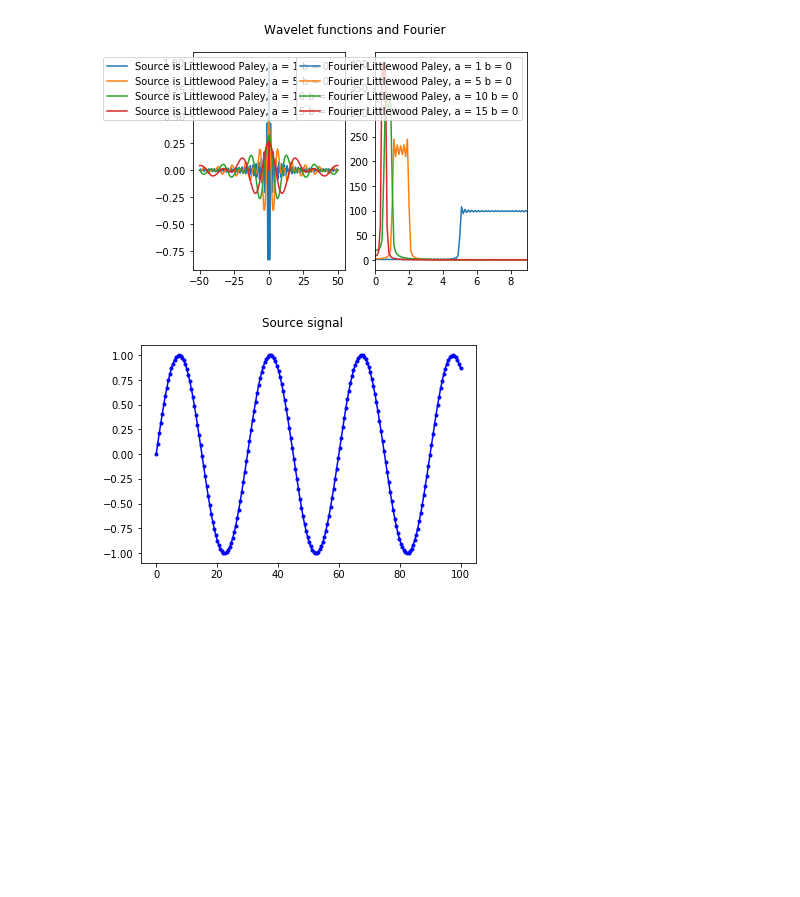
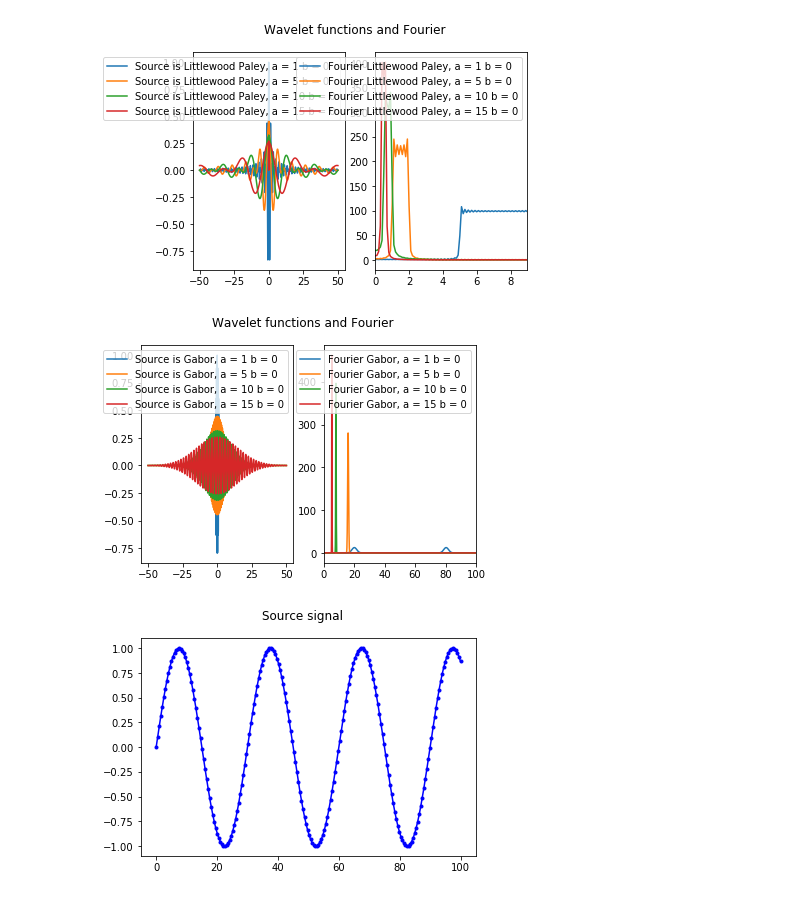
Before and after one commit to PashaIanko/Python, a Jupyter notebook: Wavelet Transform/Wavelet Transform.ipynb, the cells around one changed output. Drawn from its saved outputs; the diff is of its cells as text; code cells hidden in the pictures; blank space fills up the shorter version.

```diff
--- a/Wavelet Transform/Wavelet Transform.ipynb
+++ b/Wavelet Transform/Wavelet Transform.ipynb
@@ -359,6 +257,31 @@ def plot_wavelet_func_and_FFT(fig, x, y, legend, freq_limits):
 
     fig.show()
     return fig
+# %%
+def MexicanHat2ndOrder(t):
+    return (1-t**2)*exp(-0.5*(t**2))
+
+def Gauss1stOrder(t):
+    return -t * exp(-(t**2) / 2)
+
+def DOG(t):
+    return exp(-2 * t**2) - 0.5 * exp( - (1/8) * t**2 )
+
+def LittlewoodPaley(t):
+    return ((np.pi * t+0.0001)**(-1)) * (sin(2 * np.pi * t) - sin(np.pi * t))
+
+def Haar(t):
+    if( 0 <= t <= 0.5):
+        return 1
+    elif (0.5 <= t <= 1):
+        return -1
+    else:
+        return 0
+
+def Gabor(t):
+    thetta = 8
+    sigma = 1
+    return exp(- ((t**2) / (2 * (sigma**2)))) * cos(2 * np.pi * thetta * t)
 # %%
 fig = plt.figure()
 fig.suptitle('Wavelet functions and Fourier')
@@ -402,6 +325,18 @@ fig = plot_multiple_wavelets(fig, -50, 50, 0.01, LittlewoodPaley, 10, 0, name, [
 fig = plot_multiple_wavelets(fig, -50, 50, 0.01, LittlewoodPaley, 15, 0, name, [0,upper_lim])
 # %% [output]
 [figure]
+# %%
+fig = plt.figure()
+fig.suptitle('Wavelet functions and Fourier')
+upper_lim = 100
+name = 'Gabor'
+Func = Gabor
+fig = plot_multiple_wavelets(fig, -10, 10, 0.1, Func, 1, 0, name, [0,upper_lim])
+fig = plot_multiple_wavelets(fig, -50, 50, 0.01, Func, 5, 0, name, [0,upper_lim])
+fig = plot_multiple_wavelets(fig, -50, 50, 0.01, Func, 10, 0, name, [0,upper_lim])
+fig = plot_multiple_wavelets(fig, -50, 50, 0.01, Func, 15, 0, name, [0,upper_lim])
+# %% [output]
+[figure, added]
 # %%
 def F(t):
     T = 30
```
Also changed, not shown: parts of 3 cells of this notebook.
